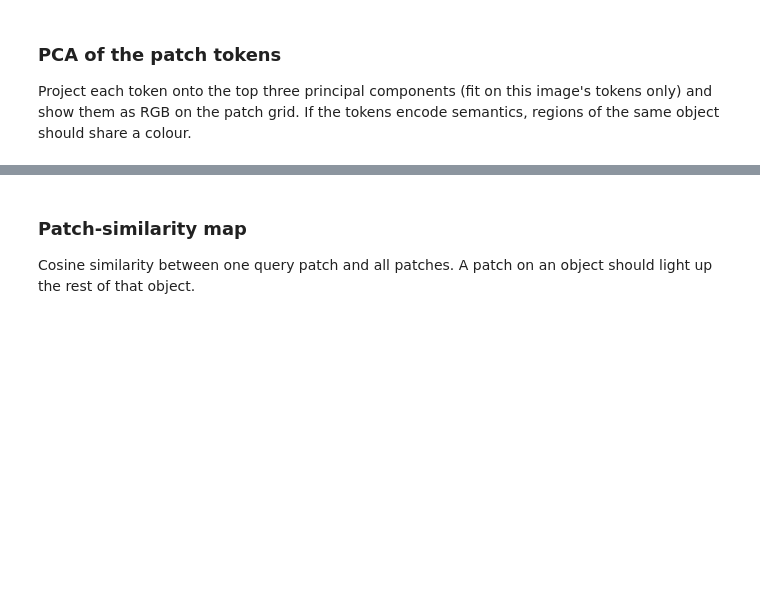
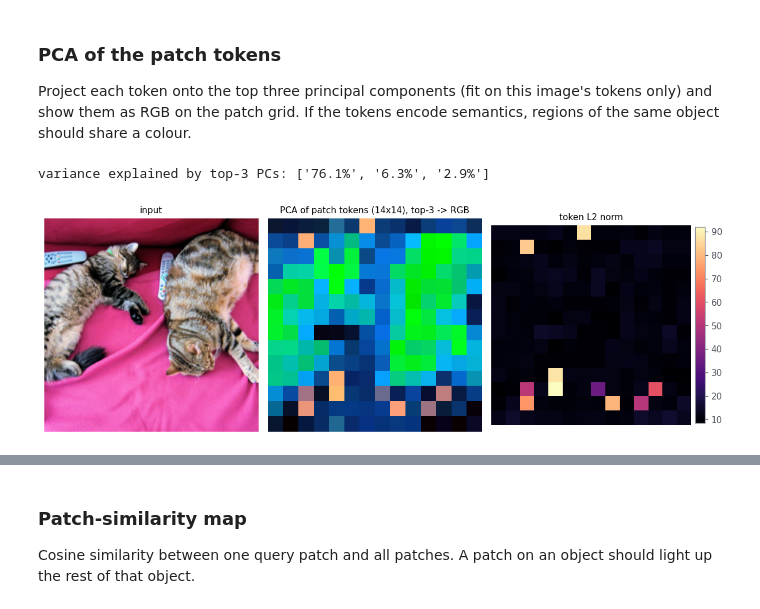
Before and after one commit to RamuNalla/mini-vlm-from-scratch, a Jupyter notebook: notebooks/01_encoder_verification.ipynb, the cells around one changed output, grey strips where cells are left out. Drawn from its saved outputs; the diff is of its cells as text; code cells hidden in the pictures; blank space fills up the shorter version.

```diff
--- a/notebooks/01_encoder_verification.ipynb
+++ b/notebooks/01_encoder_verification.ipynb
@@ -111,23 +137,27 @@ Project each token onto the top three principal components (fit on this image's
 # %%
 def pca_rgb(tokens, grid, k=3):
     t = tokens.reshape(-1, tokens.shape[-1]).float()
     t = t - t.mean(0, keepdim=True)
     U, S, Vh = torch.linalg.svd(t, full_matrices=False)
     comps = t @ Vh[:k].T                                              # (N, k)
     lo, hi = torch.quantile(comps, 0.02, dim=0), torch.quantile(comps, 0.98, dim=0)
     comps = ((comps - lo) / (hi - lo)).clamp(0, 1)
     var = (S[:k] ** 2) / (S ** 2).sum()
     return comps.reshape(grid[0], grid[1], k).numpy(), var
 
 rgb, var = pca_rgb(tokens[0], (14, 14))
 print("variance explained by top-3 PCs:", [f"{v:.1%}" for v in var.tolist()])
 
+norms = tokens[0].norm(dim=-1).reshape(14, 14).numpy()
 fig, ax = plt.subplots(1, 3, figsize=(11, 3.8))
 ax[0].imshow(to_display(x[0])); ax[0].set_title("input", fontsize=10)
 ax[1].imshow(rgb, interpolation="nearest"); ax[1].set_title("PCA of patch tokens (14x14), top-3 -> RGB", fontsize=10)
-ax[2].imshow(to_display(x[0])); ax[2].imshow(F.interpolate(torch.tensor(rgb).permute(2, 0, 1)[None], size=224, mode="nearest")[0].permute(1, 2, 0).numpy(), alpha=0.6)
-ax[2].set_title("overlay", fontsize=10)
+im = ax[2].imshow(norms, cmap="magma", interpolation="nearest"); ax[2].set_title("token L2 norm", fontsize=10)
+fig.colorbar(im, ax=ax[2], fraction=0.046, pad=0.02)
 for a in ax: a.axis("off")
 plt.tight_layout()
 plt.savefig("../docs/assets/pca_patch_tokens.png", bbox_inches="tight")
 plt.show()
+# %% [output]
+variance explained by top-3 PCs: ['76.1%', '6.3%', '2.9%']
+[figure, added]
```
Also changed, not shown: parts of 7 cells of this notebook, 1 other file.
